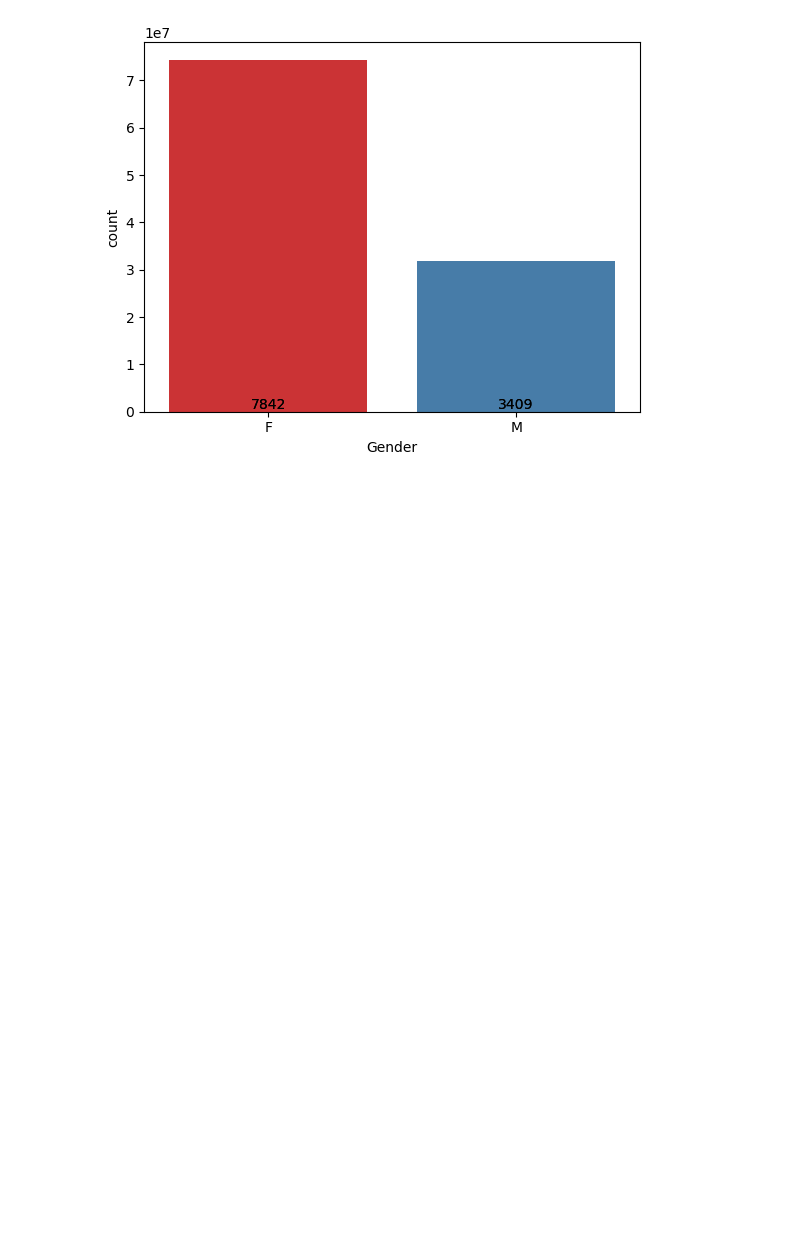
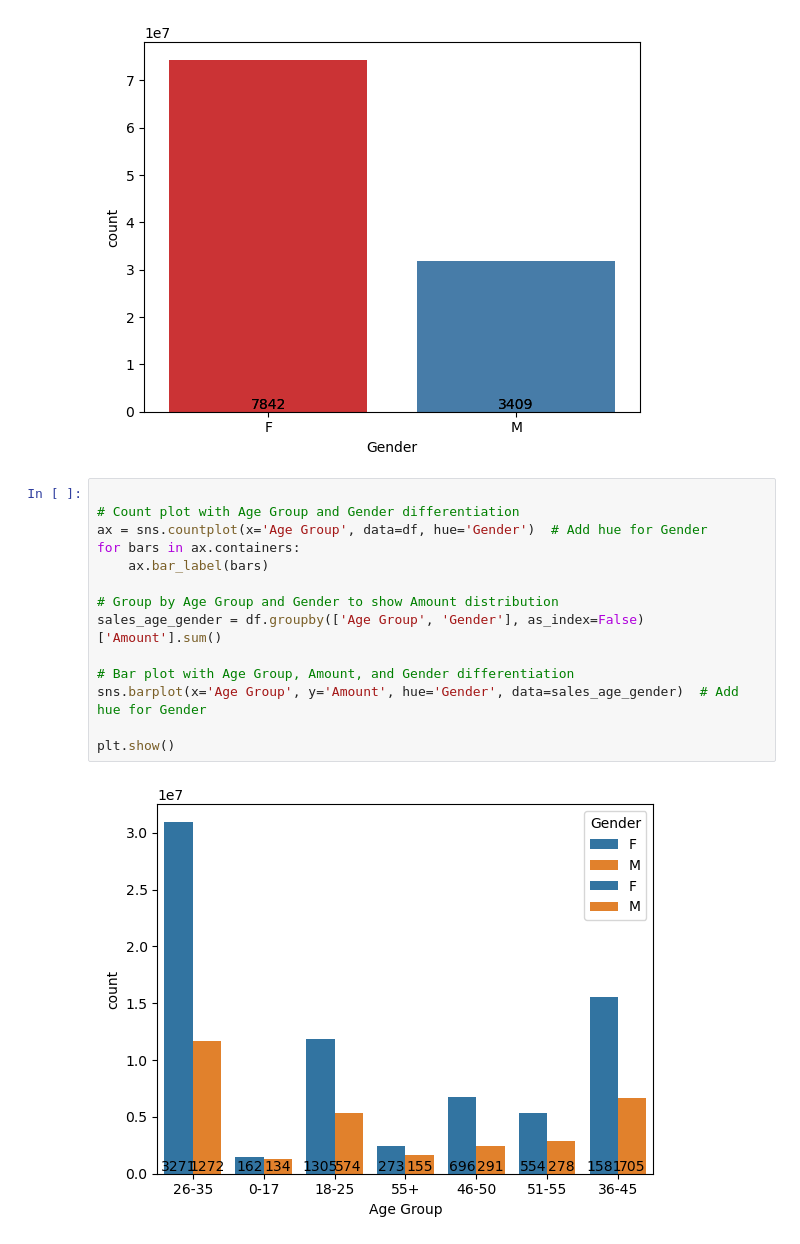
Before and after one commit to Nimesh8848/Dataanalysis, a Jupyter notebook: Tihar_data_analysis/Tihar_sales.ipynb, the cells around one changed output. Cells and saved outputs as stored; diff of their text form; blank space fills up the shorter version.

```diff
--- a/Tihar_data_analysis/Tihar_sales.ipynb
+++ b/Tihar_data_analysis/Tihar_sales.ipynb
@@ -63,3 +63,19 @@ Passing `palette` without assigning `hue` is deprecated and will be removed in v
 
   sns.barplot(x='Gender',y='Amount',data=sales_gen, palette='Set1')
 [figure]
+# %%
+
+# Count plot with Age Group and Gender differentiation
+ax = sns.countplot(x='Age Group', data=df, hue='Gender')  # Add hue for Gender
+for bars in ax.containers:
+    ax.bar_label(bars)
+
+# Group by Age Group and Gender to show Amount distribution
+sales_age_gender = df.groupby(['Age Group', 'Gender'], as_index=False)['Amount'].sum()
+
+# Bar plot with Age Group, Amount, and Gender differentiation
+sns.barplot(x='Age Group', y='Amount', hue='Gender', data=sales_age_gender)  # Add hue for Gender
+
+plt.show()
+# %% [output]
+[figure, added]
```
